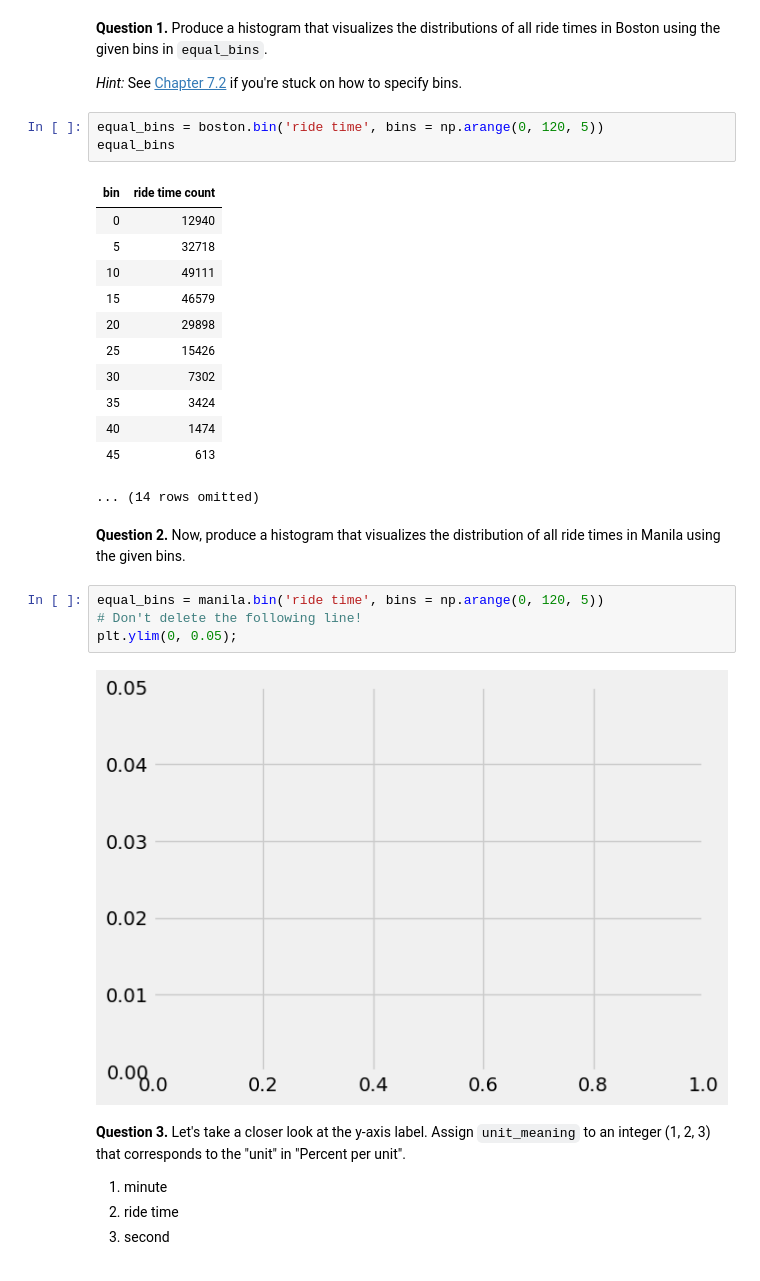
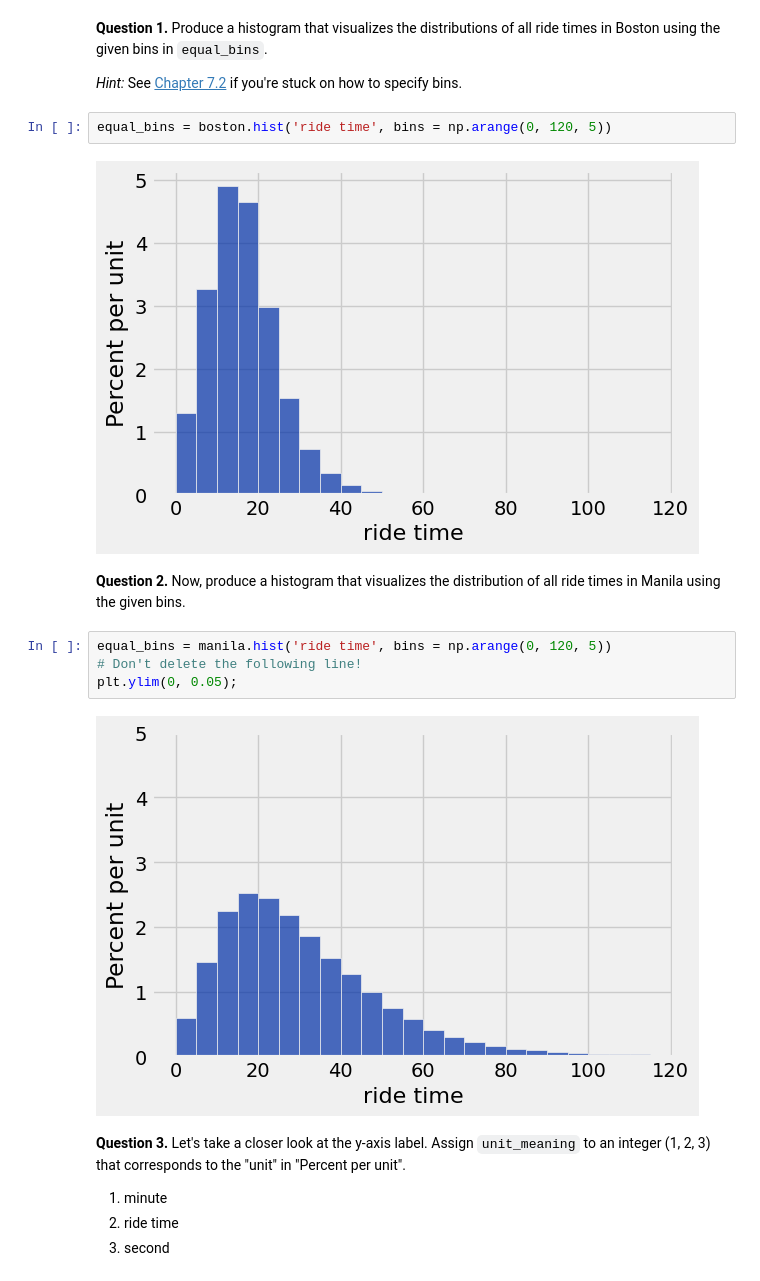
Before and after one commit to ttlarson13/Data-Analytics-Fall-25, a Jupyter notebook: hw03/hw03.ipynb, the cells around one changed output. Cells and saved outputs as stored; diff of their text form.

```diff
--- a/hw03/hw03.ipynb
+++ b/hw03/hw03.ipynb
@@ -367,21 +346,9 @@ Manila Table
 
 *Hint:* See [Chapter 7.2](https://inferentialthinking.com/chapters/07/2/Visualizing_Numerical_Distributions.html) if you're stuck on how to specify bins.
 # %%
-equal_bins = boston.bin('ride time', bins = np.arange(0, 120, 5))
-equal_bins
+equal_bins = boston.hist('ride time', bins = np.arange(0, 120, 5))
 # %% [output]
-| bin | ride time count |
-| 0 | 12940 |
-| 5 | 32718 |
-| 10 | 49111 |
-| 15 | 46579 |
-| 20 | 29898 |
-| 25 | 15426 |
-| 30 | 7302 |
-| 35 | 3424 |
-| 40 | 1474 |
-| 45 | 613 |
-... (14 rows omitted)
+[figure, added]
 # %% [markdown]
 <!-- END QUESTION -->
 
@@ -389,11 +356,11 @@ equal_bins
 
 **Question 2.** Now, produce a histogram that visualizes the distribution of all ride times in Manila using the given bins.
 # %%
-equal_bins = manila.bin('ride time', bins = np.arange(0, 120, 5))
+equal_bins = manila.hist('ride time', bins = np.arange(0, 120, 5))
 # Don't delete the following line!
 plt.ylim(0, 0.05);
 # %% [output]
-[figure, old version]
+[figure, new version]
 # %% [markdown]
 <!-- END QUESTION -->
 
```
Also changed, not shown: parts of 16 cells of this notebook, 3 other files.
